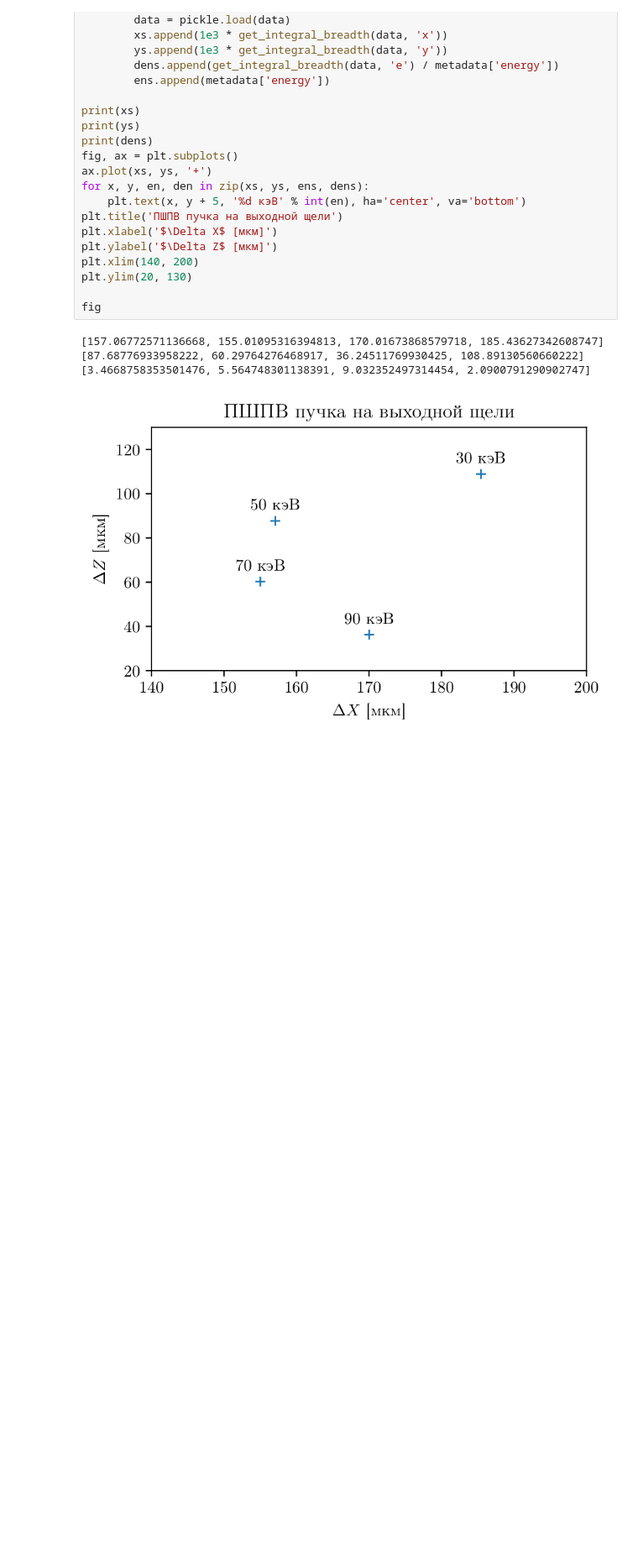
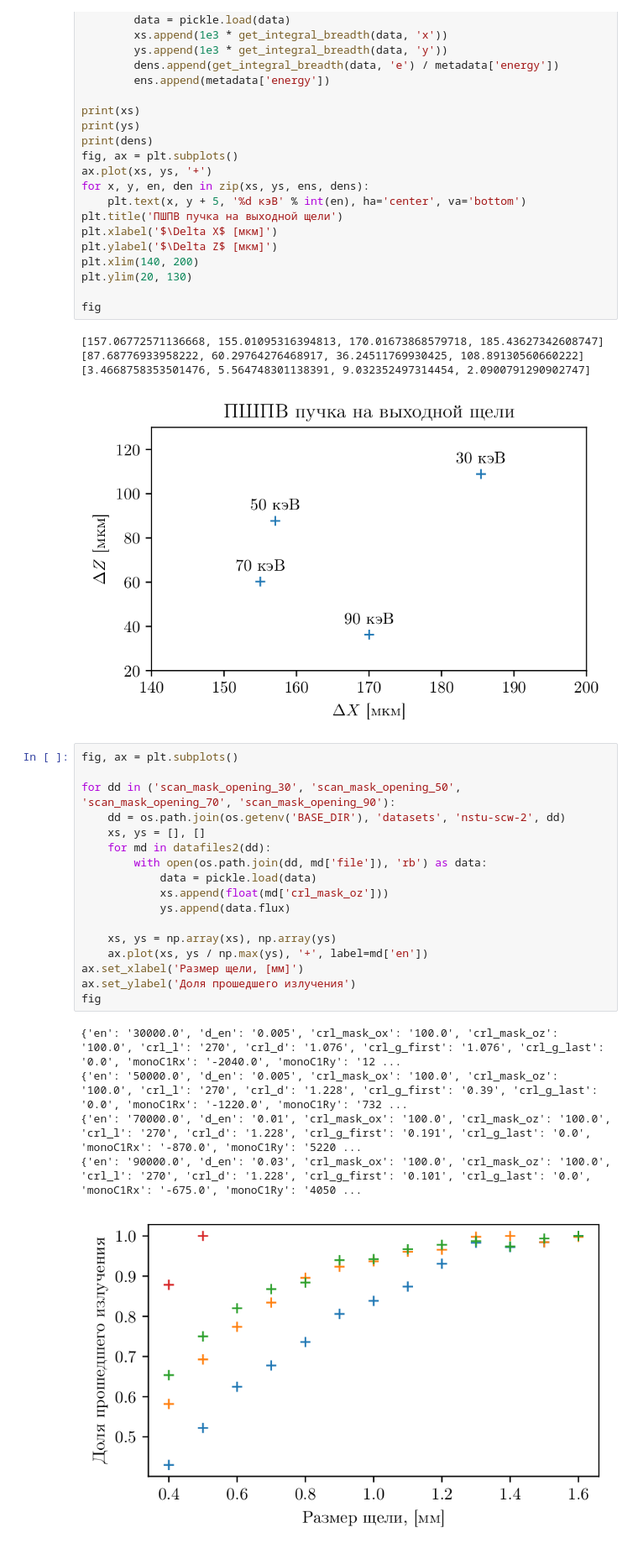
Before and after one commit to glebdovzhenko/skif-xrt, a Jupyter notebook: notebooks/NSTU-SCW.ipynb, the cells around one changed output. Shown at 84% size. Saved outputs shown, nothing was run; the diff lists cells and outputs as text; blank space fills up the shorter version.

```diff
--- a/notebooks/NSTU-SCW.ipynb
+++ b/notebooks/NSTU-SCW.ipynb
@@ -465,3 +465,26 @@ fig
 [87.68776933958222, 60.29764276468917, 36.24511769930425, 108.89130560660222]
 [3.4668758353501476, 5.564748301138391, 9.032352497314454, 2.0900791290902747]
 [figure]
+# %%
+fig, ax = plt.subplots()
+
+for dd in ('scan_mask_opening_30', 'scan_mask_opening_50', 'scan_mask_opening_70', 'scan_mask_opening_90'):
+    dd = os.path.join(os.getenv('BASE_DIR'), 'datasets', 'nstu-scw-2', dd)
+    xs, ys = [], []
+    for md in datafiles2(dd):
+        with open(os.path.join(dd, md['file']), 'rb') as data:
+            data = pickle.load(data)
+            xs.append(float(md['crl_mask_oz']))
+            ys.append(data.flux)
+
+    xs, ys = np.array(xs), np.array(ys)
+    ax.plot(xs, ys / np.max(ys), '+', label=md['en'])
+ax.set_xlabel('Размер щели, [мм]')
+ax.set_ylabel('Доля прошедшего излучения')
+fig
+# %% [output]
+{'en': '30000.0', 'd_en': '0.005', 'crl_mask_ox': '100.0', 'crl_mask_oz': '100.0', 'crl_l': '270', 'crl_d': '1.076', 'crl_g_first': '1.076', 'crl_g_last': '0.0', 'monoC1Rx': '-2040.0', 'monoC1Ry': '12 ...
+{'en': '50000.0', 'd_en': '0.005', 'crl_mask_ox': '100.0', 'crl_mask_oz': '100.0', 'crl_l': '270', 'crl_d': '1.228', 'crl_g_first': '0.39', 'crl_g_last': '0.0', 'monoC1Rx': '-1220.0', 'monoC1Ry': '732 ...
+{'en': '70000.0', 'd_en': '0.01', 'crl_mask_ox': '100.0', 'crl_mask_oz': '100.0', 'crl_l': '270', 'crl_d': '1.228', 'crl_g_first': '0.191', 'crl_g_last': '0.0', 'monoC1Rx': '-870.0', 'monoC1Ry': '5220 ...
+{'en': '90000.0', 'd_en': '0.03', 'crl_mask_ox': '100.0', 'crl_mask_oz': '100.0', 'crl_l': '270', 'crl_d': '1.228', 'crl_g_first': '0.101', 'crl_g_last': '0.0', 'monoC1Rx': '-675.0', 'monoC1Ry': '4050 ...
+[figure, added]
```
Also changed, not shown: parts of 1 cell of this notebook, 1 other file.
